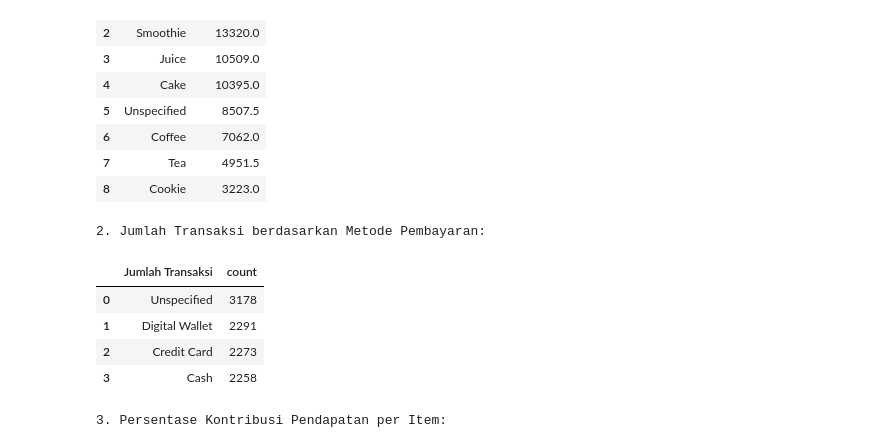
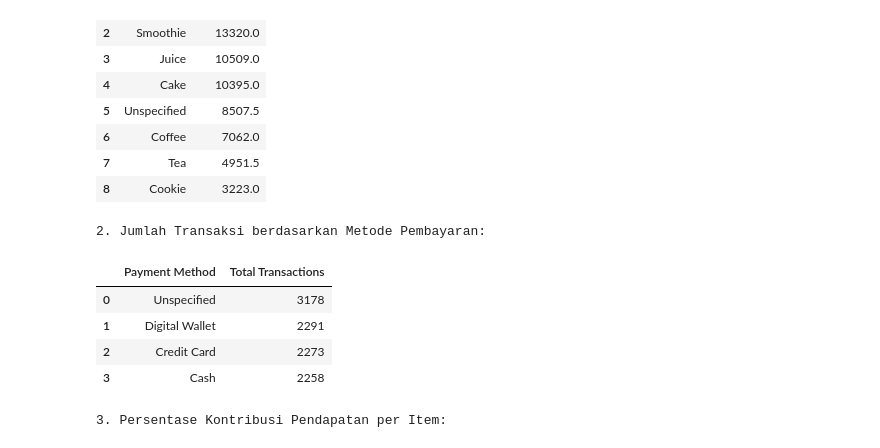
Before and after one commit to muhhanif27/PENGGALIAN-DATA, a Jupyter notebook: Modul2/modul2.ipynb, the cells around one changed output. Drawn from its saved outputs; the diff is of its cells as text; code cells hidden in the pictures.

```diff
--- a/Modul2/modul2.ipynb
+++ b/Modul2/modul2.ipynb
@@ -132,13 +136,14 @@ display(total_per_item_df)
 | 7 | Tea | 4951.5 |
 | 8 | Cookie | 3223.0 |
 # %%
-print("\n2. Jumlah Transaksi berdasarkan Metode Pembayaran:")
+print("2. Jumlah Transaksi berdasarkan Metode Pembayaran:")
 payment_counts = df['Payment Method'].value_counts()
-payment_counts_df = payment_counts.reset_index().rename(columns={'index': 'Payment Method', 'Payment Method': 'Jumlah Transaksi'})
+payment_counts_df = payment_counts.reset_index()
+payment_counts_df.columns = ['Payment Method', 'Total Transactions']
 display(payment_counts_df)
 # %% [output]
 2. Jumlah Transaksi berdasarkan Metode Pembayaran:
-|  | Jumlah Transaksi | count |
+|  | Payment Method | Total Transactions |
 | 0 | Unspecified | 3178 |
 | 1 | Digital Wallet | 2291 |
 | 2 | Credit Card | 2273 |
```
Also changed, not shown: parts of 7 cells of this notebook, 1 other file.
